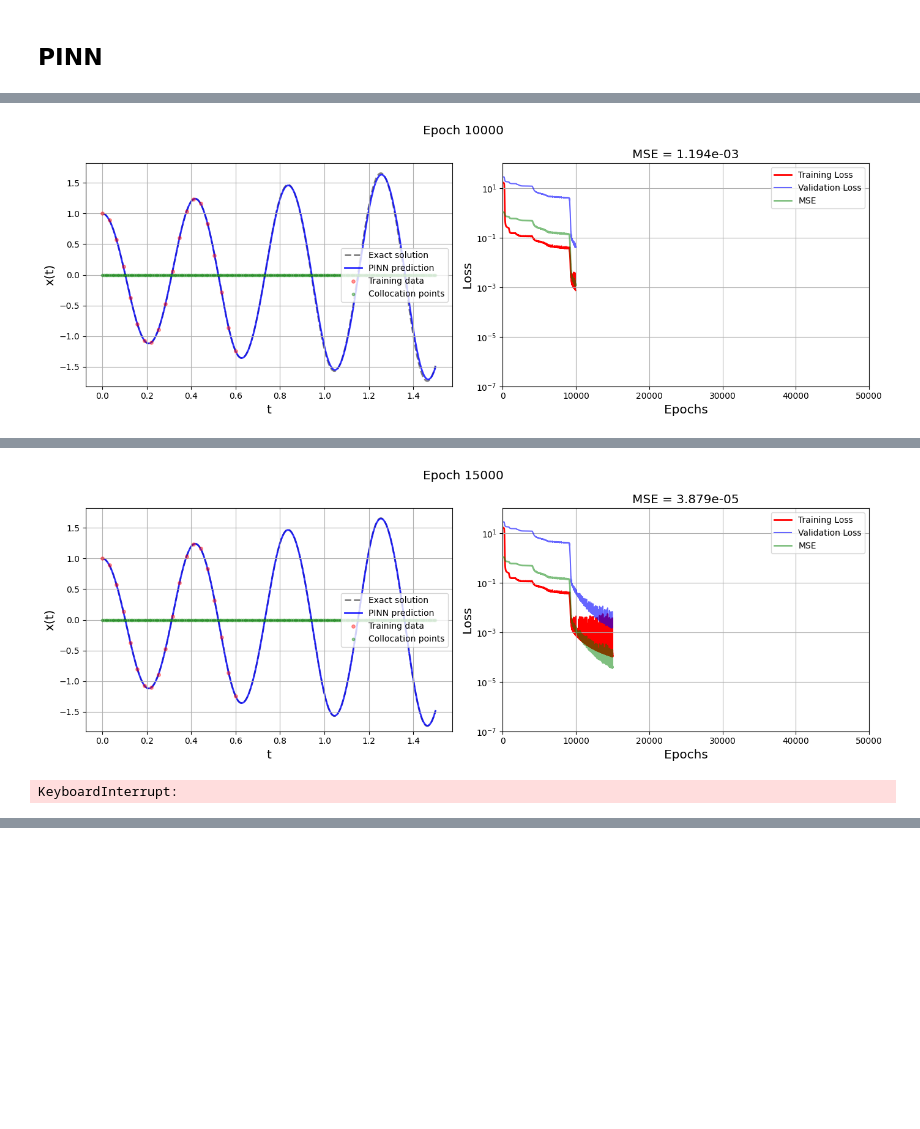
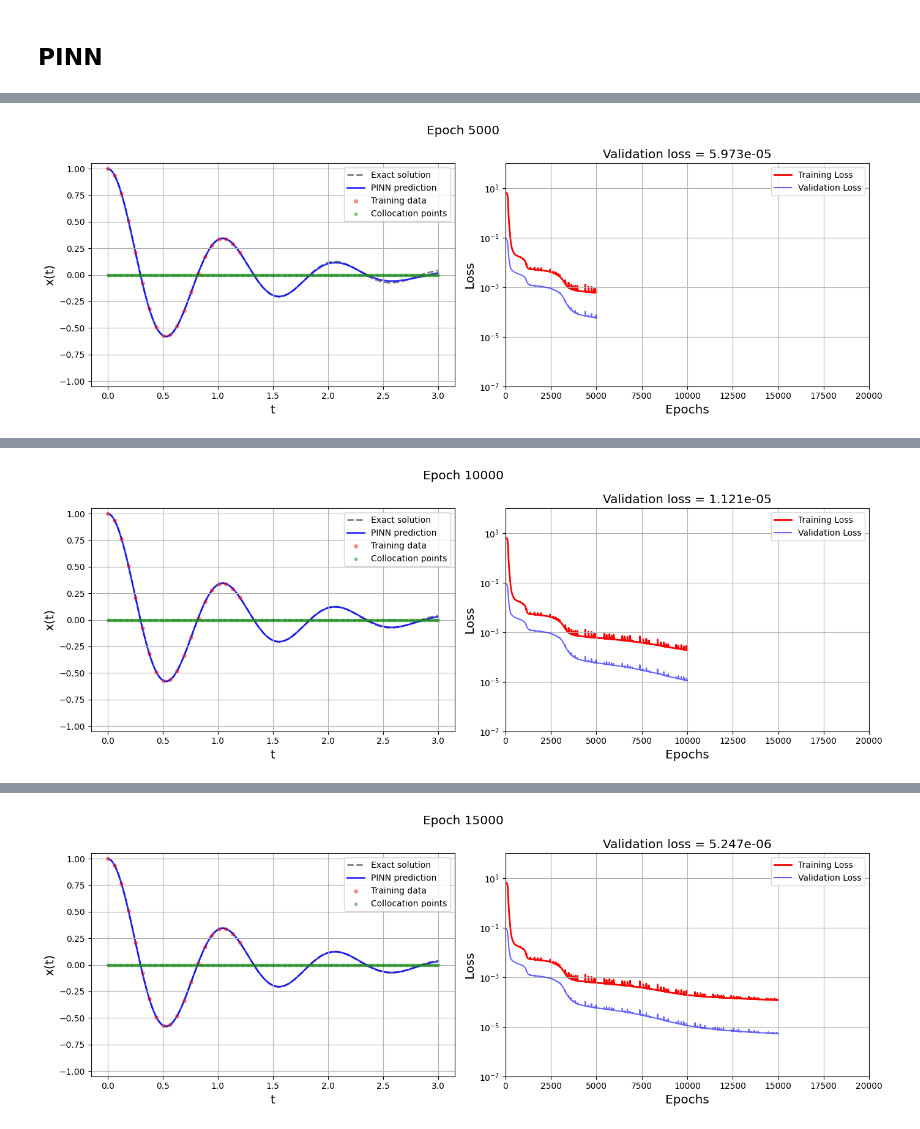
Before and after one commit to Mehdi-Haned/PINNs-Spring2025, a Jupyter notebook: PINNs - Start Here/PINN_ODE.ipynb, the cells around one changed output, grey strips where cells are left out. Drawn from its saved outputs; the diff is of its cells as text; code cells hidden in the pictures; blank space fills up the shorter version.

```diff
--- a/PINNs - Start Here/PINN_ODE.ipynb
+++ b/PINNs - Start Here/PINN_ODE.ipynb
@@ -124,13 +108,12 @@ def plot_result():
     axes[1].grid()
     axes[1].plot(training_loss_history, label='Training Loss', color='red', linewidth=2, zorder=1)
     axes[1].plot(validation_loss_history, label='Validation Loss', color='blue', linewidth=1.5, zorder=2, alpha=0.6)
-    axes[1].plot(error_history, label='MSE', color='green', linewidth=2, zorder=3, alpha=0.5)
     axes[1].set_yscale('log')
     axes[1].set_xlim(0, epochs)
     axes[1].set_ylim(1e-7, 1e2)
     axes[1].set_xlabel('Epochs', fontsize="x-large")
     axes[1].set_ylabel('Loss', fontsize="x-large")
-    axes[1].set_title(f'MSE = {error:.3e}', fontsize="x-large")
+    axes[1].set_title(f'Validation loss = {validation_loss_history[-1]:.3e}', fontsize="x-large")
     axes[1].legend()
 
     fig.suptitle(f"Epoch {i}", fontsize="x-large")
@@ -159,12 +142,12 @@ class FCN(nn.Module):
 # %%
 learning_rate = 1e-3
 gamma         = 0.85
-epochs        = 50_000 + 1
-w_data        = 1e0
-w_derivative  = 1e-1
-w_ode         = 1e-4
-w_energy      = 0
-N_phys        = 200
+epochs        = 20_000 + 1
+weights = [w_data, w_derivative, w_ode] = [1e0, 1e0, 1e-2]
+
+N_training   = 20
+N_validation = 200
+N_phys       = 200
 
 N_layers = 3
 N_nodes  = 32
@@ -186,7 +184,6 @@ optimizer = torch.optim.Adam(PINN.parameters(), lr = learning_rate)
 scheduler = torch.optim.lr_scheduler.ExponentialLR(optimizer, gamma=gamma)
 
 # Number of training steps
-error_history           = []
 training_loss_history   = []
 validation_loss_history = []
 
@@ -210,16 +207,17 @@ for i in range(epochs):
     z   = PINN(t_physics)
     dz  = torch.autograd.grad(z, t_physics, torch.ones_like(z), create_graph=True)[0]
     d2z = torch.autograd.grad(dz, t_physics, torch.ones_like(dz), create_graph=True)[0]
-    ode = d2z - F(z, dz, t_physics, (w0, mu))
-    ode_loss    = torch.mean(ode**2)
-    energy_loss = torch.mean((E(z, dz, t_physics) - E0)**2)
+    ode = d2z - F(z, dz, t_physics, (w0, b))
+    ode_loss = torch.mean(ode**2)
 
     # Compute total loss
-    loss = w_data*data_loss + w_derivative*derivative_loss + w_ode*ode_loss + w_energy*energy_loss
+    loss = weights[0]*data_loss + weights[1]*derivative_loss + weights[2]*ode_loss
 
     # Backpropagate the loss and update weights
     loss.backward()
     optimizer.step()
+    if i%1000 == 0:
+        scheduler.step()
 
     # ===
     # Validation
@@ -227,35 +225,23 @@ for i in range(epochs):
     PINN.eval()
 
     v = PINN(t_validation)
-    dv = torch.autograd.grad(v, t_validation, torch.ones_like(v), create_graph=True)[0]
-    d2v = torch.autograd.grad(dv, t_validation, torch.ones_like(dv), create_graph=True)[0]
-
     data_loss_val       = torch.mean((v - x1_val)**2)
-    derivative_loss_val = torch.mean((dv - x2_val)**2)
-    ode_loss_val        = torch.mean((d2v - F(x1_val, x2_val, t_validation, (w0, mu)))**2)
-    energy_loss_val     = torch.mean((E(v, dv, t_validation) - E0)**2)
-
-    loss_val = w_data*data_loss_val + w_derivative*derivative_loss_val + w_ode*ode_loss_val + w_energy*energy_loss_val
+    loss_val = data_loss_val
 
     # ===
     # Saving training information
     # ===
     p = PINN(t).detach()
-    error = torch.mean((p - x1.view(-1,1))**2).item()
 
-    error_history.append(error)
     training_loss_history.append(loss.item())
     validation_loss_history.append(loss_val.item())
 
     # ===
     # Plotting
     # ===
-    if (i % 1_000) == 0:
-        plot_result()
-        if i == (epochs-1):
+    if (i % 100) == 0:
+        print(f"Epoch {i}: Validation Loss = {loss_val.item():.5e}, Learning rate = {optimizer.param_groups[0]['lr']:.4e}")
+        if any([i==epochs-1, i%5000==0, i==1000]):
+            plot_result()
             plt.show()
-        elif (i % 5_000) == 0:
-            plt.show()
-        else:
-            plt.close("all")
 # %% [output]
@@ -264 +278 @@ for i in range(epochs):
-[figure, old version]
+[figure, new version]
@@ -265,2 +296 @@ for i in range(epochs):
-[figure, old version]
+[figure, new version]
-KeyboardInterrupt:
@@ -266,0 +314 @@ KeyboardInterrupt:
+[figure, added]
```
Also changed, not shown: parts of 4 cells of this notebook, 33 other files.
